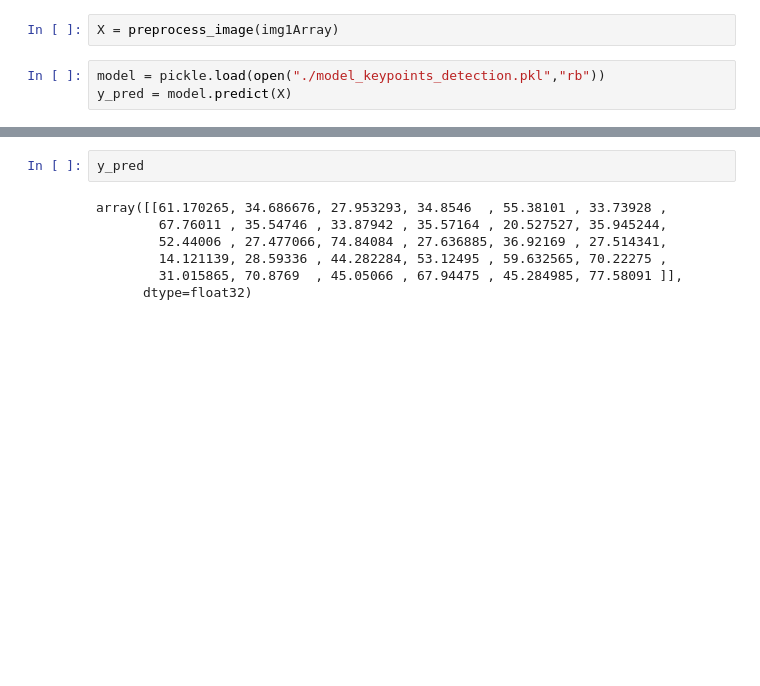
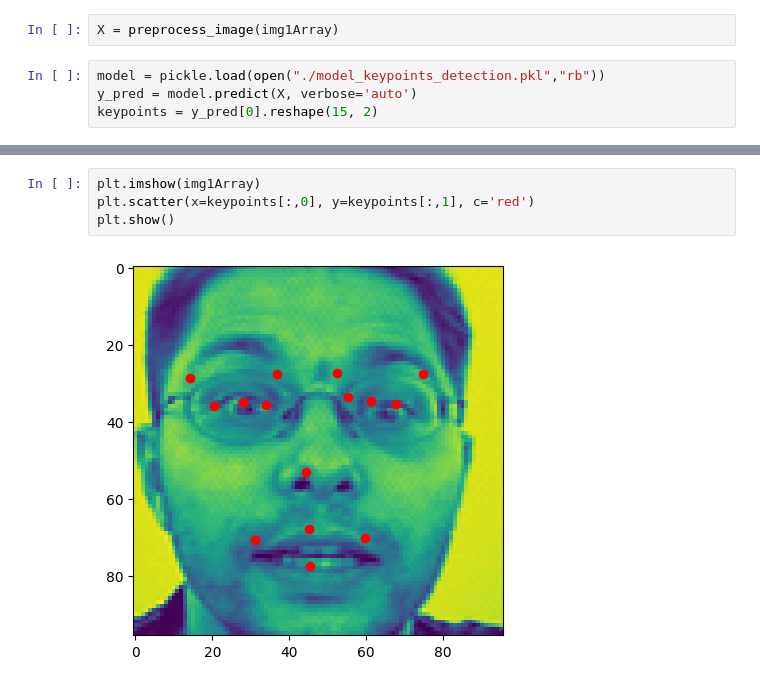
Before and after one commit to holyniaina/facial-keypoints-detection, a Jupyter notebook: notebooks/Api.ipynb, the cells around one changed output, grey strips where cells are left out. Drawn from its saved outputs; the diff is of its cells as text; blank space fills up the shorter version.

```diff
--- a/notebooks/Api.ipynb
+++ b/notebooks/Api.ipynb
@@ -64,5 +61,6 @@ def preprocess_image(image):
 X = preprocess_image(img1Array)
 # %%
 model = pickle.load(open("./model_keypoints_detection.pkl","rb"))
-y_pred = model.predict(X)
+y_pred = model.predict(X, verbose='auto')
+keypoints = y_pred[0].reshape(15, 2)
 # %% [output]
@@ -87,9 +82,6 @@ To enable them in other operations, rebuild TensorFlow with the appropriate comp
-# %%
-y_pred
-# %% [output]
-array([[61.170265, 34.686676, 27.953293, 34.8546  , 55.38101 , 33.73928 ,
-        67.76011 , 35.54746 , 33.87942 , 35.57164 , 20.527527, 35.945244,
-        52.44006 , 27.477066, 74.84084 , 27.636885, 36.92169 , 27.514341,
-        14.121139, 28.59336 , 44.282284, 53.12495 , 59.632565, 70.22275 ,
-        31.015865, 70.8769  , 45.05066 , 67.94475 , 45.284985, 77.58091 ]],
-      dtype=float32)
+# %%
+plt.imshow(img1Array)
+plt.scatter(x=keypoints[:,0], y=keypoints[:,1], c='red')
+plt.show()
+# %% [output]
+[figure, added]
```
Also changed, not shown: parts of 4 cells of this notebook, 7 other files.
